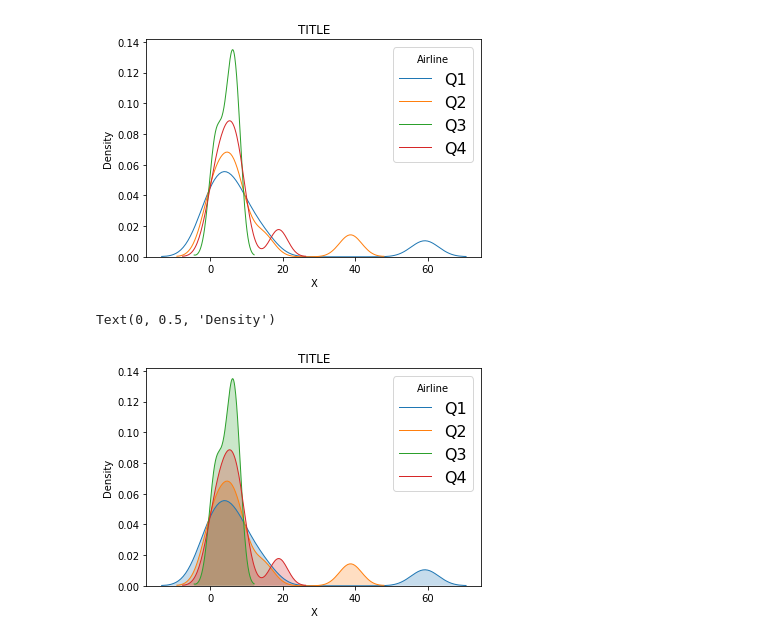
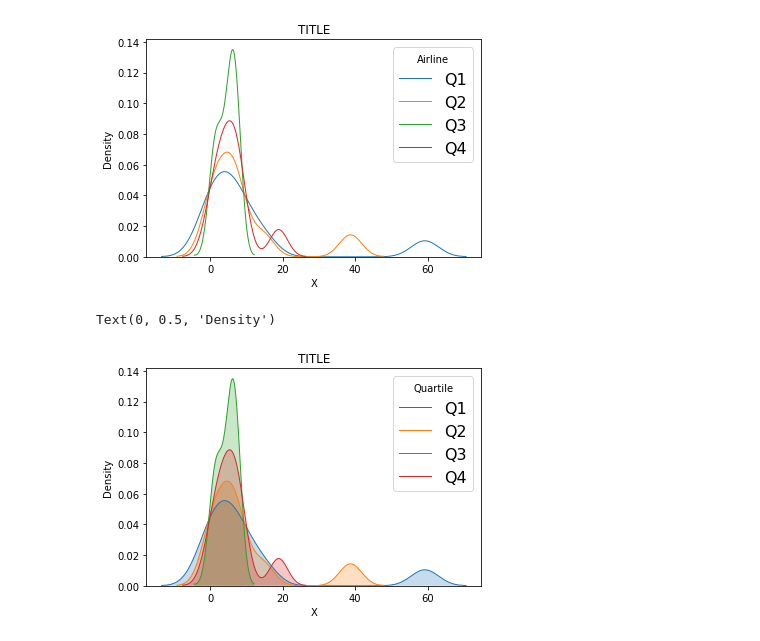
Before and after one commit to hatkanchana/FinanceCBSL, a Jupyter notebook: Colab's_New_Code_Editor.ipynb, the cells around one changed output. Drawn from its saved outputs; the diff is of its cells as text; code cells hidden in the pictures.

```diff
--- a/Colab's_New_Code_Editor.ipynb
+++ b/Colab's_New_Code_Editor.ipynb
@@ -274,22 +288,22 @@ Text(0, 0.5, 'Density')
 # %%
 # List of five airlines to plot
 airlines = ['Q1','Q2','Q3','Q4']
 
 # Iterate through the five airlines
 for airline in airlines:
     # Subset to the airline
     subset = df[df['Quartile'] == airline]
 
     # Draw the density plot
     sns.distplot(subset['Chemical'], hist = False, kde = True,
                  kde_kws = {'shade': True, 'linewidth': 1},
                   label = airline)
 
 # Plot formatting
-plt.legend(prop={'size': 16}, title = 'Airline')
+plt.legend(prop={'size': 16}, title = 'Quartile')
 plt.title('TITLE')
 plt.xlabel('X')
 plt.ylabel('Density')
 # %% [output]
 Text(0, 0.5, 'Density')
-[figure, old version]
+[figure, new version]
```
Also changed, not shown: parts of 2 cells of this notebook.
